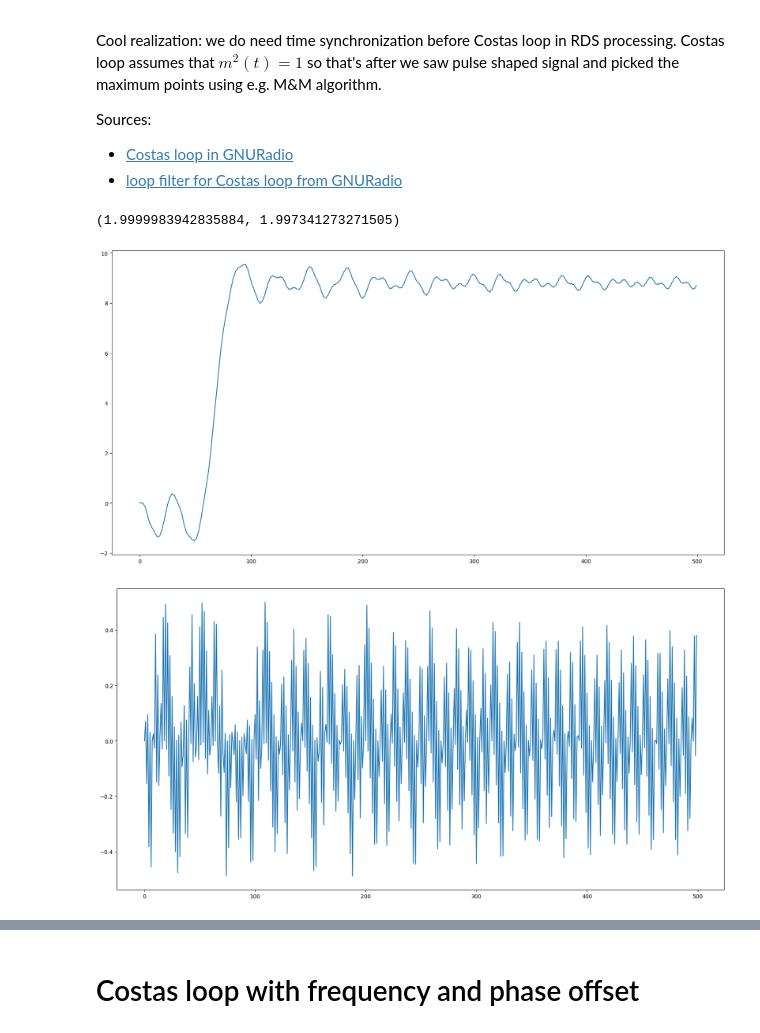
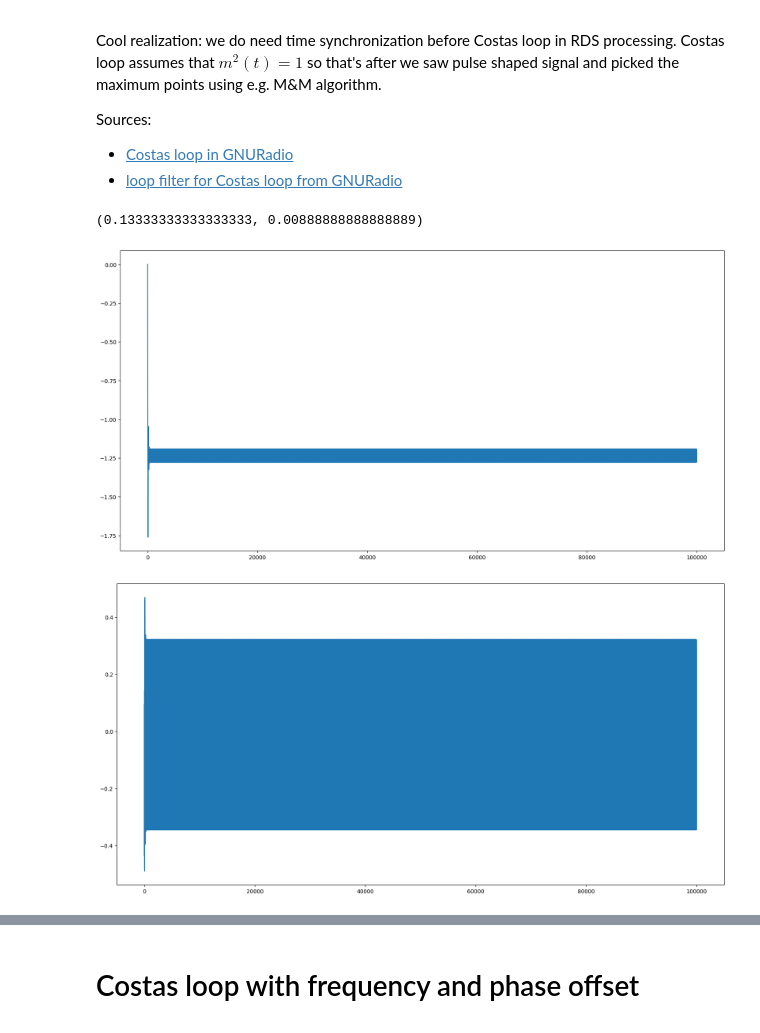
Before and after one commit to enthyp/SDR, a Jupyter notebook: PLL.ipynb, the cells around one changed output, grey strips where cells are left out. Drawn from its saved outputs; the diff is of its cells as text; code cells hidden in the pictures.

Commit message:
Proper parameters for Costas loop are the same as for analogous PLL?

```diff
--- a/PLL.ipynb
+++ b/PLL.ipynb
@@ -86,10 +86,10 @@ Sources:
  - [Costas loop in GNURadio](https://github.com/gnuradio/gnuradio/blob/main/gr-digital/lib/clock_tracking_loop.h#L363)
  - [loop filter for Costas loop from GNURadio](https://github.com/gnuradio/gnuradio/blob/main/gr-digital/lib/clock_tracking_loop.h#L363)
 # %%
-def calc_costas_params(damping_factor, noise_bandwidth, sample_rate, symbol_period, ped_gain=0.5, nco_gain=1):
+def calc_costas_params(damping_factor, noise_bandwidth, sample_rate, symbol_period, ped_gain=1, nco_gain=1):
     # loop natural radian frequency
     # source: https://scholarsmine.mst.edu/cgi/viewcontent.cgi?article=8047&context=masters_theses  (2-22)
-    w_n = 4 * damping_factor * noise_bandwidth / (1 + 4 * damping_factor ** 2)
+    w_n = 4 * damping_factor * (2 * np.pi * 2 * noise_bandwidth) / (1 + 4 * damping_factor ** 2)
 
     arg = damping_factor * w_n * symbol_period
     k_p = 2 / ped_gain * np.exp(-arg) * np.sinh(arg)
@@ -101,16 +101,32 @@ def calc_costas_params(damping_factor, noise_bandwidth, sample_rate, symbol_peri
 
     return k_p, k_i
 
+def calc_costas_params2(damping_factor, noise_bandwidth, sample_rate, symbol_period, ped_gain=0.5, nco_gain=1):
+    # loop natural radian frequency
+    # source: https://scholarsmine.mst.edu/cgi/viewcontent.cgi?article=8047&context=masters_theses  (2-22)
+    w_n = 4 * damping_factor * noise_bandwidth / (1 + 4 * damping_factor ** 2) * symbol_period
+
+    # source: tutorial on Costas paper (58), (15)
+    tau_1 = nco_gain * ped_gain / w_n ** 2
+    tau_2 = 2 * damping_factor / w_n
+    k_p = tau_2 / tau_1
+    k_i = 1 / tau_1
+
+    return k_p, k_i
+
+
 f_rds = 57000
 sample_rate = 250_000
 
 # 1187.5 symbols per second in RDS
 samples_per_symbol = sample_rate // 1187.5
 
-c_k_p, c_k_i = calc_costas_params(1 / np.sqrt(2), 0.05 * sample_rate, sample_rate, 1 / 1187.5)
+c_k_p, c_k_i = calc_loop_params(1 / np.sqrt(2), 0.05 * sample_rate, sample_rate, ped_gain=1, nco_gain=1)
+#print((c_k_p, c_k_i))
+#c_k_p, c_k_i = calc_costas_params2(1 / np.sqrt(2), 0.05 * sample_rate, sample_rate, 1 / 1187.5)
 c_k_p, c_k_i
 # %% [output]
-(1.9999983942835884, 1.997341273271505)
+(0.13333333333333333, 0.00888888888888889)
 # %%
 def costas_loop(input_signal, sample_rate, f_0, k_p, k_i, nco_gain):
     # todo: this can act as a demodulator with a LPF
@@ -132,27 +148,33 @@ def costas_loop(input_signal, sample_rate, f_0, k_p, k_i, nco_gain):
     return phases, errors, msg
 # %%
 t_s = np.arange(0, 1, 1 / sample_rate)
-phase_offset = 0.8 * np.pi
-carrier = np.sin(2 * np.pi * f_rds * t_s + phase_offset)
+phase_offset = 0.6 * np.pi
+frequency_offset = 0
+carrier = np.sin(2 * np.pi * (f_rds + frequency_offset) * t_s + phase_offset)
 
-# bpsk_data = 2 * np.random.randint(0, 2, size=[int(len(t_s) / samples_per_symbol)]) - 1  # random -1 and 1
-# bpsk_data = np.repeat(bpsk_data, samples_per_symbol)
-bpsk_data = -np.ones(len(t_s))
+bpsk_data = np.ones(int(len(t_s) / samples_per_symbol))
+bpsk_data[::2] *= -1
+bpsk_data = np.repeat(bpsk_data, samples_per_symbol)
 if len(bpsk_data) < len(t_s):
     bpsk_data = np.pad(bpsk_data, (0, len(t_s) - len(bpsk_data)), 'constant')
 
 bpsk_mod_signal = bpsk_data * carrier
 # %%
-# OKAY, 0.02 * c_k_p, 0.1 * c_k_i kiiiiinda works!!!
-phases, errors, msg = costas_loop(bpsk_mod_signal, sample_rate, f_rds, 0.02 * c_k_p, 0.1 * c_k_i, 1)
+# found experimentally >:| as described here https://dsp.stackexchange.com/questions/64108/designing-a-pi-filter-for-a-costas-loop
+# I've started with k_p = 0, increased k_i etc.
+#c_k_p = 0.2
+#c_k_i = 0.25
+# FUCK, also found experimentally (but figured out from textbooks) that PLL parameters work just fine? because phase transfer function for continuous Costas loop
+# look exactly the same as for PLL
+phases, errors, msg = costas_loop(bpsk_mod_signal, sample_rate, f_rds, c_k_p, c_k_i, 1)
 # %%
-start, width = 0, 500
+start, width = 0, 100000
 
-plot_signals([phases], start=start, width=width, normalize=False)
+plot_signals([[p for p in phases]], start=start, width=width, normalize=False)
 plot_signals([errors], start=start, width=width, normalize=False)
 # %% [output]
-[figure, old version]
+[figure, new version]
-[figure, old version]
+[figure, new version]
 # %%
 plot_signals([msg], start=start, width=width, normalize=False)
 # %% [output]
```
Also changed, not shown: parts of 3 cells of this notebook.
